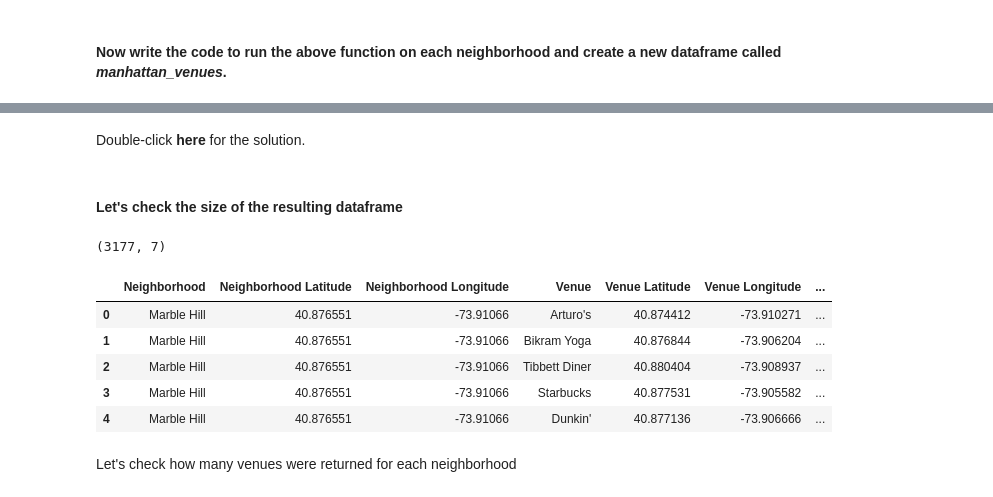
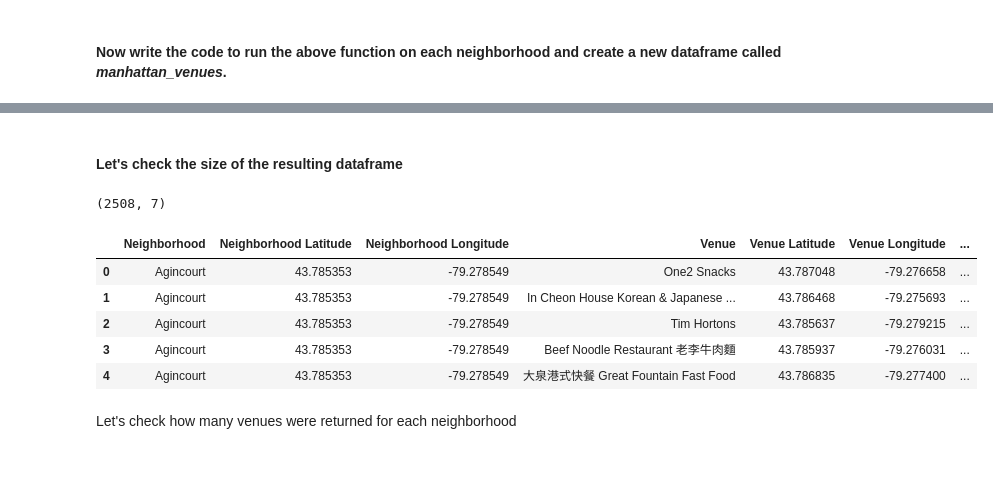
Before and after one commit to peachyprincess/neighborhood-segmentation-and-clustering, a Jupyter notebook: Neighborhoods-Toronto.ipynb, the cells around one changed output, grey strips where cells are left out. Saved outputs shown, nothing was run; the diff lists cells and outputs as text; code cells hidden in the pictures; blank space fills up the shorter version.

```diff
--- a/Neighborhoods-Toronto.ipynb
+++ b/Neighborhoods-Toronto.ipynb
@@ -224,18 +170,0 @@ As we did with all of New York City, let's visualize Manhattan and the neighborh
-# %%
-# create map of Manhattan using latitude and longitude values
-map_manhattan = folium.Map(location=[latitude, longitude], zoom_start=11)
-
-# add markers to map
-for lat, lng, label in zip(manhattan_data['Latitude'], manhattan_data['Longitude'], manhattan_data['Neighborhood']):
-    label = folium.Popup(label, parse_html=True)
-    folium.CircleMarker(
-        [lat, lng],
-        radius=5,
-        popup=label,
-        color='blue',
-        fill=True,
-        fill_color='#3186cc',
-        fill_opacity=0.7,
-        parse_html=False).add_to(map_manhattan)
-
-map_manhattan
@@ -249,7 +176,7 @@ Next, we are going to start utilizing the Foursquare API to explore the neighbor
 CLIENT_ID = "5ZYZWNP1XIE3MUZKFCASPSJIOR13DKAS3KVMOGZXH4WQ15R3" # your Foursquare ID
 CLIENT_SECRET = "D4K1ZKCUYZBKUEQOJWAHDGRHHMI3ZPZFFE0XHCSBFZKYOVMD" # your Foursquare Secret
 ACCESS_TOKEN = "DABR2LI51C32L4KAC2BZYTG43U4TEYOYS2EBYQQAEOOB5TTD" # your FourSquare Access Token
-VERSION = '20180605' # Foursquare API version
+VERSION = '20210223' # Foursquare API version
 LIMIT = 100 # A default Foursquare API limit value
 
 print('Your credentails:')
@@ -271,8 +198,8 @@ neighborhood_name
 # %% [markdown]
 Get the neighborhood's latitude and longitude values.
 # %%
-neighborhood_latitude = manhattan_data.loc[0, 'Latitude'] # neighborhood latitude value
-neighborhood_longitude = manhattan_data.loc[0, 'Longitude'] # neighborhood longitude value
+neighborhood_latitude = neighborhoods.loc[0, 'Latitude'] # neighborhood latitude value
+neighborhood_longitude = neighborhoods.loc[0, 'Longitude'] # neighborhood longitude value
 
 print('Latitude and longitude values of {} are {}, {}.'.format(neighborhood_name,
                                                                neighborhood_latitude,
@@ -470,6 +375,6 @@ def get_venue_list(results, name, lat, lng):
 # %%
 # type your answer here
 filtered_columns = ['Neighborhood', 'Latitude', 'Longitude']
-names, latitudes, longitudes = manhattan_data.loc[:, filtered_columns].T.values
-manhattan_venues = getNearbyVenues(names, latitudes, longitudes)
+names, latitudes, longitudes = neighborhoods.loc[:, filtered_columns].T.values
+toronto_venues = getNearbyVenues(names, latitudes, longitudes)
 # %% [output]
@@ -499,25 +398,16 @@ Getting nearby venues for neighborhood Hudson Yards...
-# %% [markdown]
-Double-click **here** for the solution.
-
-<!-- The correct answer is:
-manhattan_venues = getNearbyVenues(names=manhattan_data['Neighborhood'],
-                                   latitudes=manhattan_data['Latitude'],
-                                   longitudes=manhattan_data['Longitude']
-                                  )
--->
 # %% [markdown]
 #### Let's check the size of the resulting dataframe
 # %%
-print(manhattan_venues.shape)
-manhattan_venues.head()
+print(toronto_venues.shape)
+toronto_venues.head()
 # %% [output]
-(3177, 7)
+(2508, 7)
 |  | Neighborhood | Neighborhood Latitude | Neighborhood Longitude | Venue | Venue Latitude | Venue Longitude | ... |
-| 0 | Marble Hill | 40.876551 | -73.91066 | Arturo's | 40.874412 | -73.910271 | ... |
-| 1 | Marble Hill | 40.876551 | -73.91066 | Bikram Yoga | 40.876844 | -73.906204 | ... |
-| 2 | Marble Hill | 40.876551 | -73.91066 | Tibbett Diner | 40.880404 | -73.908937 | ... |
-| 3 | Marble Hill | 40.876551 | -73.91066 | Starbucks | 40.877531 | -73.905582 | ... |
-| 4 | Marble Hill | 40.876551 | -73.91066 | Dunkin' | 40.877136 | -73.906666 | ... |
+| 0 | Agincourt | 43.785353 | -79.278549 | One2 Snacks | 43.787048 | -79.276658 | ... |
+| 1 | Agincourt | 43.785353 | -79.278549 | In Cheon House Korean & Japanese ... | 43.786468 | -79.275693 | ... |
+| 2 | Agincourt | 43.785353 | -79.278549 | Tim Hortons | 43.785637 | -79.279215 | ... |
+| 3 | Agincourt | 43.785353 | -79.278549 | Beef Noodle Restaurant 老李牛肉麵 | 43.785937 | -79.276031 | ... |
+| 4 | Agincourt | 43.785353 | -79.278549 | 大泉港式快餐 Great Fountain Fast Food | 43.786835 | -79.277400 | ... |
 # %% [markdown]
 Let's check how many venues were returned for each neighborhood
 # %%
```
Also changed, not shown: parts of 60 cells of this notebook.
